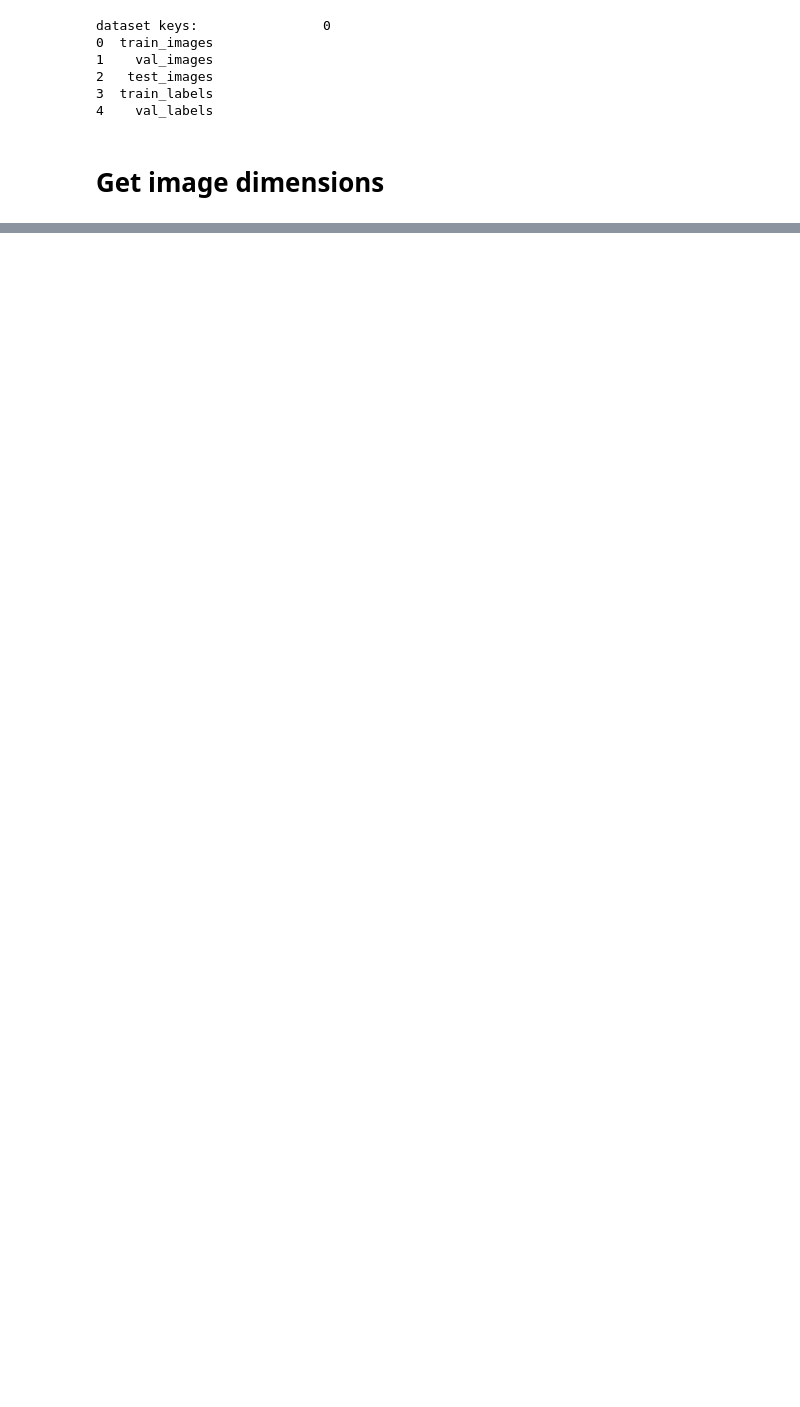
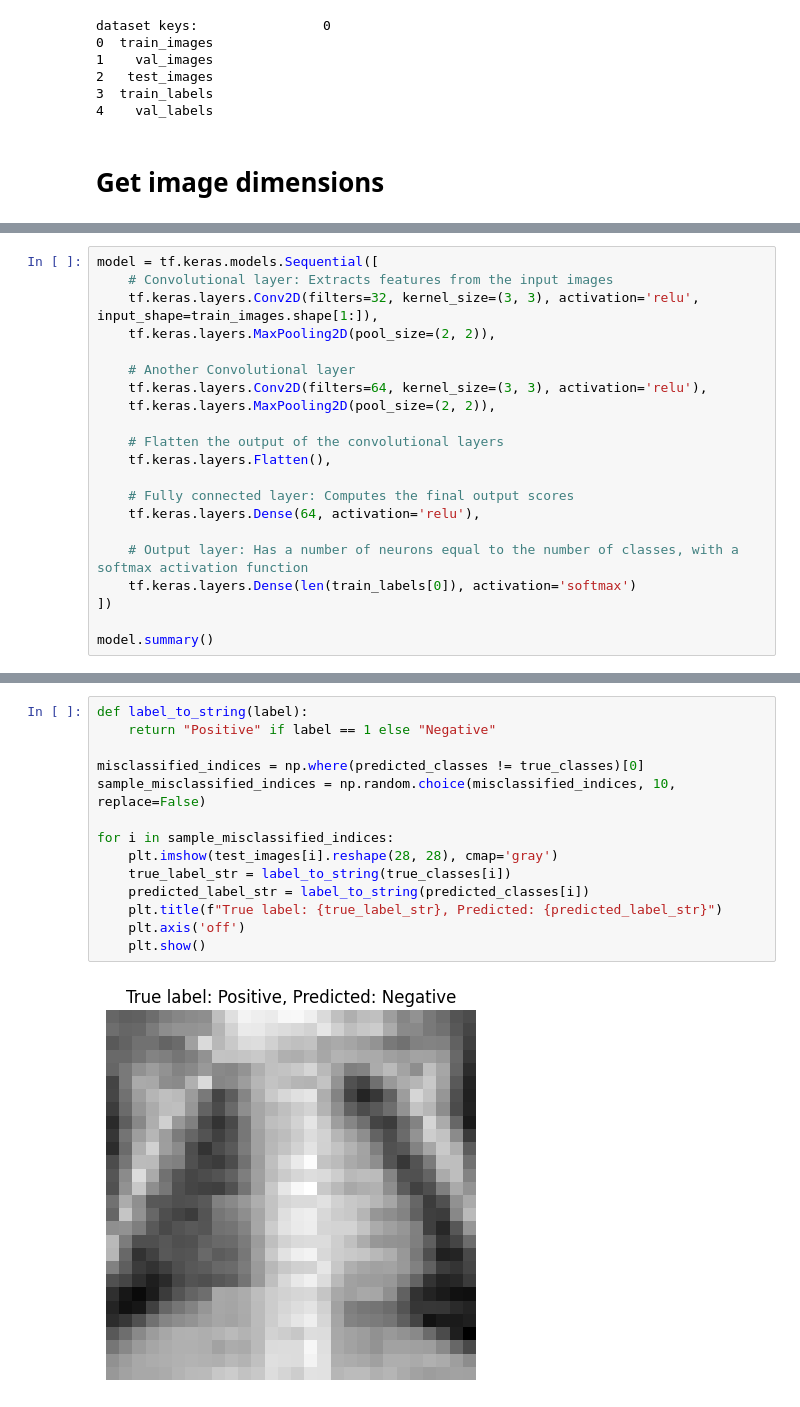
Before and after one commit to sgno28/AML_assignment_23_24, a Jupyter notebook: A/task_a.ipynb, the cells around one changed output, grey strips where cells are left out. Cells and saved outputs as stored; diff of their text form; blank space fills up the shorter version.

```diff
--- a/A/task_a.ipynb
+++ b/A/task_a.ipynb
@@ -89,0 +130,21 @@ Test Image label:  [1]
+# %%
+model = tf.keras.models.Sequential([
+    # Convolutional layer: Extracts features from the input images
+    tf.keras.layers.Conv2D(filters=32, kernel_size=(3, 3), activation='relu', input_shape=train_images.shape[1:]),
+    tf.keras.layers.MaxPooling2D(pool_size=(2, 2)),
+
+    # Another Convolutional layer
+    tf.keras.layers.Conv2D(filters=64, kernel_size=(3, 3), activation='relu'),
+    tf.keras.layers.MaxPooling2D(pool_size=(2, 2)),
+
+    # Flatten the output of the convolutional layers
+    tf.keras.layers.Flatten(),
+
+    # Fully connected layer: Computes the final output scores
+    tf.keras.layers.Dense(64, activation='relu'),
+
+    # Output layer: Has a number of neurons equal to the number of classes, with a softmax activation function
+    tf.keras.layers.Dense(len(train_labels[0]), activation='softmax')
+])
+
+model.summary()
@@ -89,0 +268,16 @@ Test Image label:  [1]
+# %%
+def label_to_string(label):
+    return "Positive" if label == 1 else "Negative"
+
+misclassified_indices = np.where(predicted_classes != true_classes)[0]
+sample_misclassified_indices = np.random.choice(misclassified_indices, 10, replace=False)
+
+for i in sample_misclassified_indices:
+    plt.imshow(test_images[i].reshape(28, 28), cmap='gray')
+    true_label_str = label_to_string(true_classes[i])
+    predicted_label_str = label_to_string(predicted_classes[i])
+    plt.title(f"True label: {true_label_str}, Predicted: {predicted_label_str}")
+    plt.axis('off')
+    plt.show()
+# %% [output]
+[figure, added]
```
Also changed, not shown: parts of 21 cells of this notebook, 1 other file.
